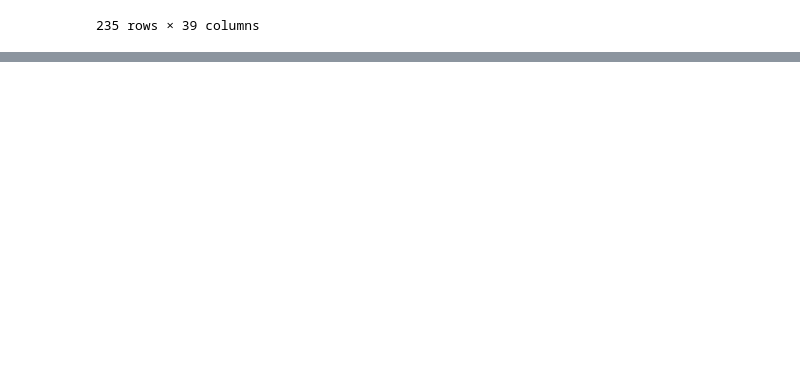
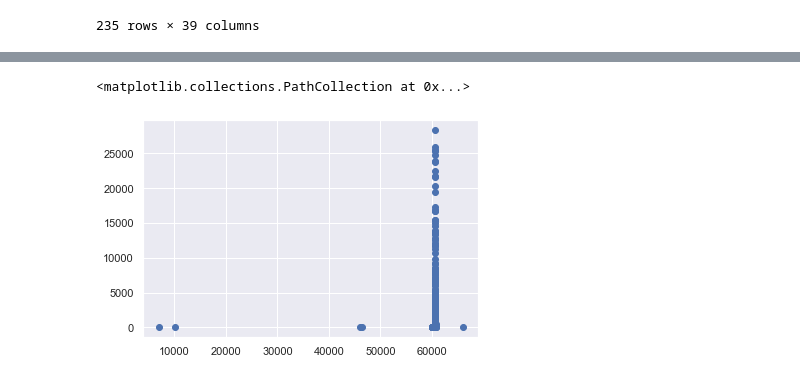
Before and after one commit to Lei-Gu/ETL-Project, a Jupyter notebook: Question.ipynb, the cells around one changed output, grey strips where cells are left out. Saved outputs shown, nothing was run; the diff lists cells and outputs as text; code cells hidden in the pictures; blank space fills up the shorter version.

```diff
--- a/Question.ipynb
+++ b/Question.ipynb
@@ -276,0 +307,3 @@ license_df.groupby([license_df["APPLICATION CREATED DATE"].dt.year, license_df["
+# %%
+zipcode_chicago =license_df.loc[license_df['CITY'] == 'CHICAGO']
+zipcode_chicago.count()
@@ -276,0 +328,3 @@ license_df.groupby([license_df["APPLICATION CREATED DATE"].dt.year, license_df["
+# %%
+zip_code = zipcode_chicago.groupby([zipcode_chicago["ZIP CODE"]]).count()
+zip_code
@@ -276,0 +346,5 @@ license_df.groupby([license_df["APPLICATION CREATED DATE"].dt.year, license_df["
+# %%
+zip_pd = pd.DataFrame(zip_code,columns = ["ID"])
+zip_pd.reset_index(inplace=True)
+# zip_pd.rename(index={"ID": "Counts"})
+zip_pd
@@ -276,0 +365,5 @@ license_df.groupby([license_df["APPLICATION CREATED DATE"].dt.year, license_df["
+# %%
+plt.scatter(zip_pd["ZIP CODE"], zip_pd["ID"] )
+# %% [output]
+<matplotlib.collections.PathCollection at 0x...>
+[figure, added]
```
Also changed, not shown: parts of 9 cells of this notebook.
